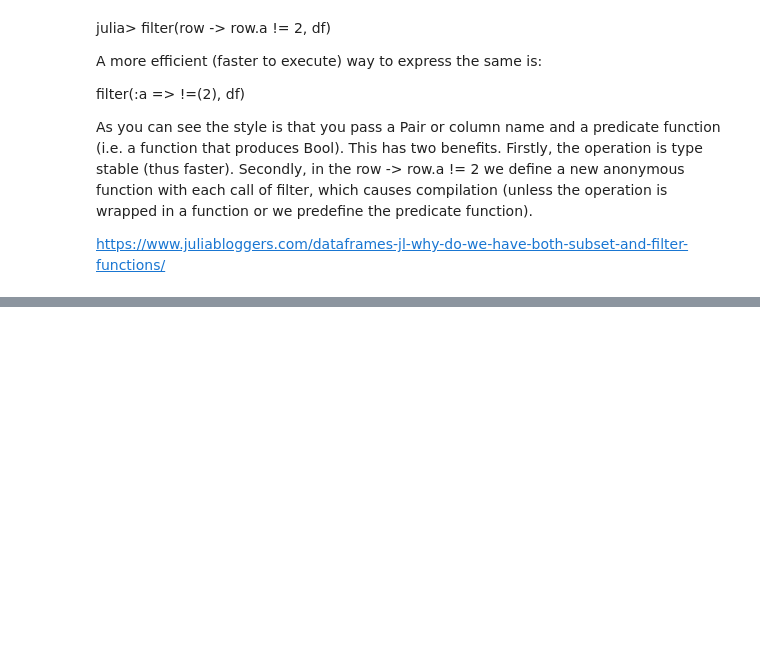
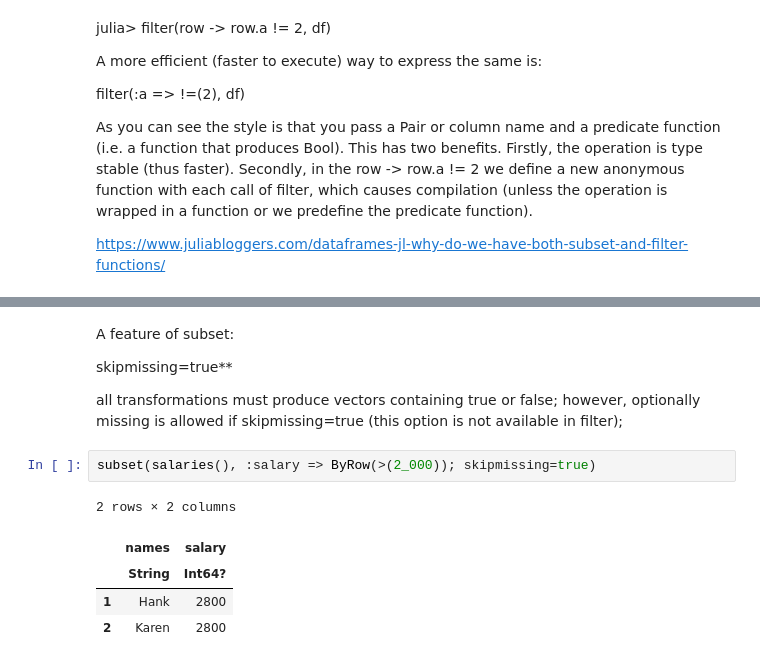
Before and after one commit to Rahul-YYC/data-science-machine-learning, a Jupyter notebook: DataFrames/Julia DataFrames Package.ipynb, the cells around one changed output, grey strips where cells are left out. Drawn from its saved outputs; the diff is of its cells as text; blank space fills up the shorter version.

```diff
--- a/DataFrames/Julia DataFrames Package.ipynb
+++ b/DataFrames/Julia DataFrames Package.ipynb
@@ -304,0 +454,14 @@ https://www.juliabloggers.com/dataframes-jl-why-do-we-have-both-subset-and-filte
+# %% [markdown]
+A feature of subset:
+
+skipmissing=true**
+
+all transformations must produce vectors containing true or false; however, optionally missing is allowed if skipmissing=true (this option is not available in filter);
+# %%
+subset(salaries(), :salary => ByRow(>(2_000)); skipmissing=true)
+# %% [output]
+2 rows × 2 columns
+|  | names | salary |
+|  | String | Int64? |
+| 1 | Hank | 2800 |
+| 2 | Karen | 2800 |
```
Also changed, not shown: parts of 12 cells of this notebook.
